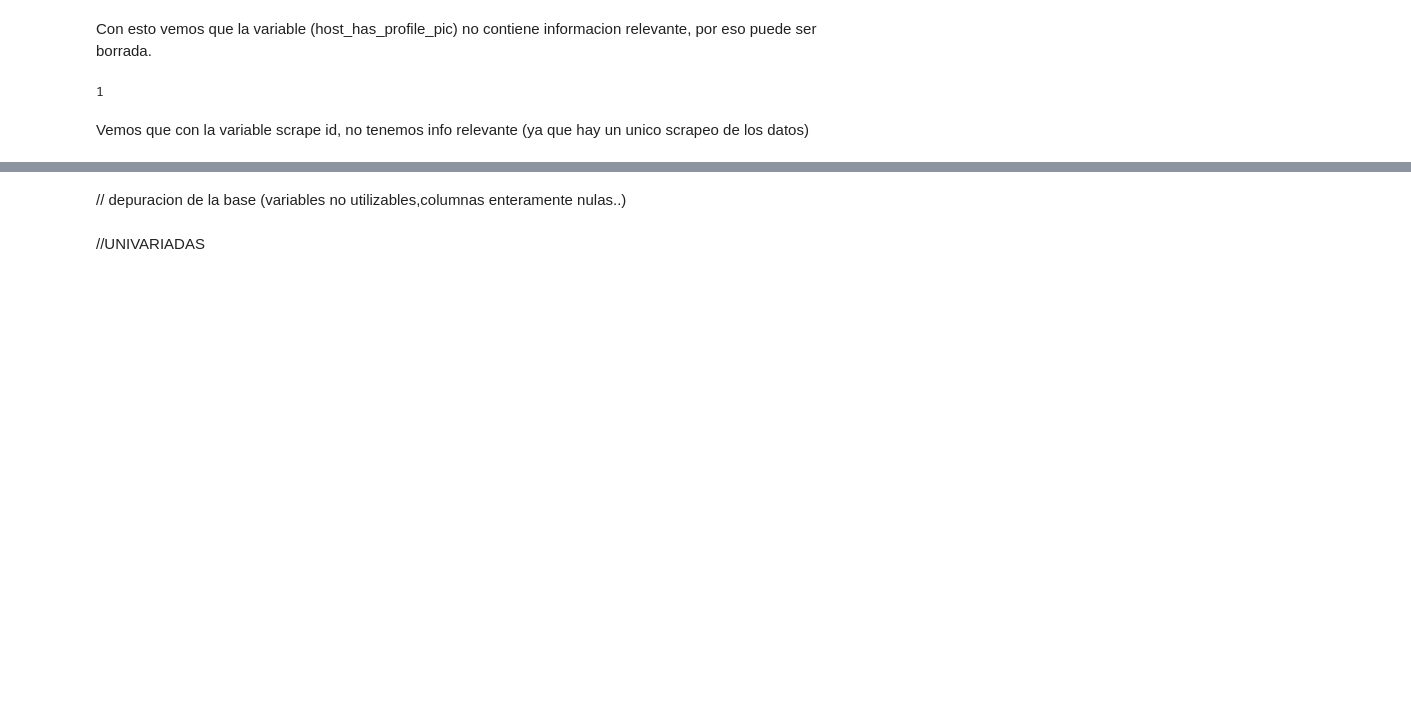
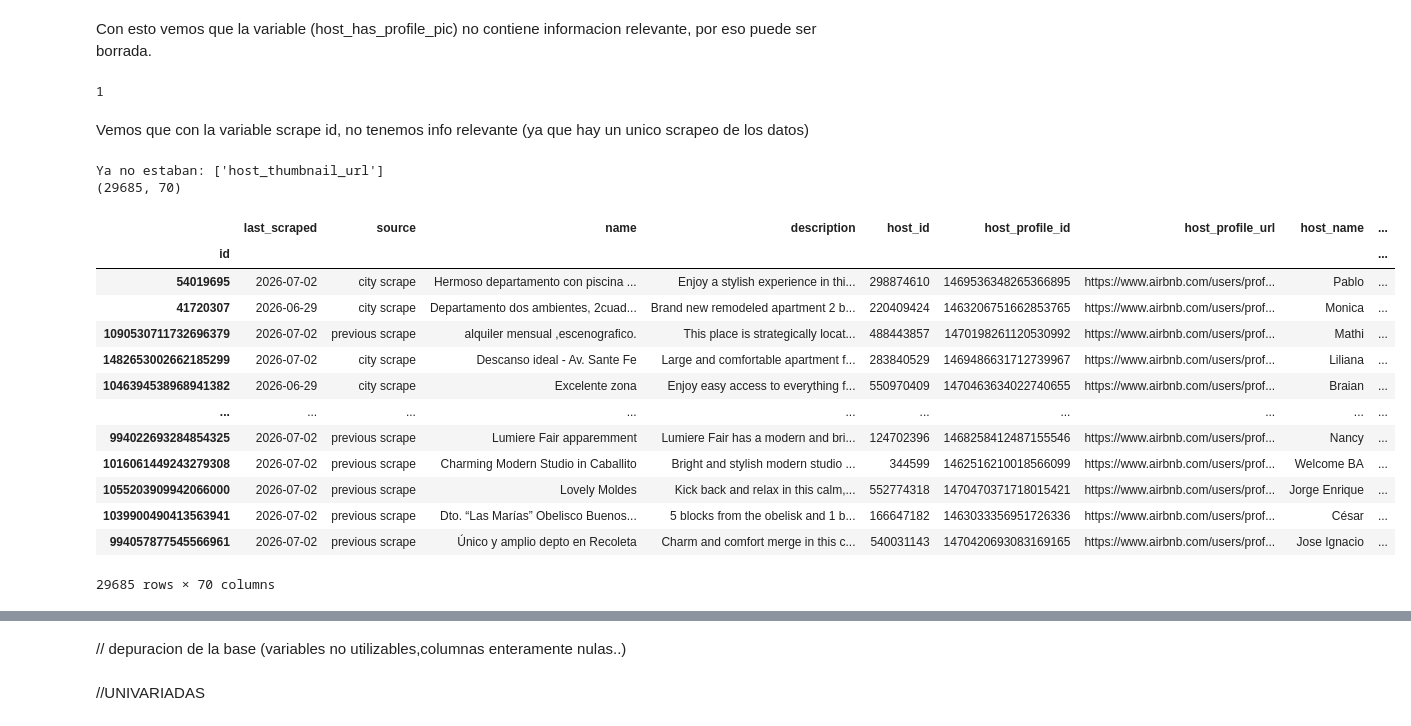
Before and after one commit to EliaNFe/TP_Fundamentos, a Jupyter notebook: TpEspecial/Tp_Grupo36.ipynb, the cells around one changed output, grey strips where cells are left out. Saved outputs shown, nothing was run; the diff lists cells and outputs as text; code cells hidden in the pictures; blank space fills up the shorter version.

```diff
--- a/TpEspecial/Tp_Grupo36.ipynb
+++ b/TpEspecial/Tp_Grupo36.ipynb
@@ -125,10 +148,28 @@ scrape
 # %%
 dataset_limpio = dataset_limpio.set_index("id")
 a_borrar = ["listing_url", "scrape_id", "picture_url", "host_url",
             "host_picture_url", "host_has_profile_pic", "host_thumbnail_url"]
 
 ya_borradas = [c for c in a_borrar if c not in dataset_limpio.columns]
 print("Ya no estaban:", ya_borradas)
 
 dataset_limpio = dataset_limpio.drop(columns=[c for c in a_borrar if c in dataset_limpio.columns])
 print(dataset_limpio.shape)
+dataset_limpio
+# %% [output]
+Ya no estaban: ['host_thumbnail_url']
+(29685, 70)
+|  | last_scraped | source | name | description | host_id | host_profile_id | host_profile_url | host_name | ... |
+| id |  |  |  |  |  |  |  |  | ... |
+| 54019695 | 2026-07-02 | city scrape | Hermoso departamento con piscina ... | Enjoy a stylish experience in thi... | 298874610 | 1469536348265366895 | https://www.airbnb.com/users/prof... | Pablo | ... |
+| 41720307 | 2026-06-29 | city scrape | Departamento dos ambientes, 2cuad... | Brand new remodeled apartment 2 b... | 220409424 | 1463206751662853765 | https://www.airbnb.com/users/prof... | Monica | ... |
+| 1090530711732696379 | 2026-07-02 | previous scrape | alquiler mensual ,escenografico. | This place is strategically locat... | 488443857 | 1470198261120530992 | https://www.airbnb.com/users/prof... | Mathi | ... |
+| 1482653002662185299 | 2026-07-02 | city scrape | Descanso ideal - Av. Sante Fe | Large and comfortable apartment f... | 283840529 | 1469486631712739967 | https://www.airbnb.com/users/prof... | Liliana | ... |
+| 1046394538968941382 | 2026-06-29 | city scrape | Excelente zona | Enjoy easy access to everything f... | 550970409 | 1470463634022740655 | https://www.airbnb.com/users/prof... | Braian | ... |
+| ... | ... | ... | ... | ... | ... | ... | ... | ... | ... |
+| 994022693284854325 | 2026-07-02 | previous scrape | Lumiere Fair apparemment | Lumiere Fair has a modern and bri... | 124702396 | 1468258412487155546 | https://www.airbnb.com/users/prof... | Nancy | ... |
+| 1016061449243279308 | 2026-07-02 | previous scrape | Charming Modern Studio in Caballito | Bright and stylish modern studio ... | 344599 | 1462516210018566099 | https://www.airbnb.com/users/prof... | Welcome BA | ... |
+| 1055203909942066000 | 2026-07-02 | previous scrape | Lovely Moldes | Kick back and relax in this calm,... | 552774318 | 1470470371718015421 | https://www.airbnb.com/users/prof... | Jorge Enrique | ... |
+| 1039900490413563941 | 2026-07-02 | previous scrape | Dto. “Las Marías” Obelisco Buenos... | 5 blocks from the obelisk and 1 b... | 166647182 | 1463033356951726336 | https://www.airbnb.com/users/prof... | César | ... |
+| 994057877545566961 | 2026-07-02 | previous scrape | Único y amplio depto en Recoleta | Charm and comfort merge in this c... | 540031143 | 1470420693083169165 | https://www.airbnb.com/users/prof... | Jose Ignacio | ... |
+29685 rows × 70 columns
```
Also changed, not shown: parts of 14 cells of this notebook, 35 other files.
